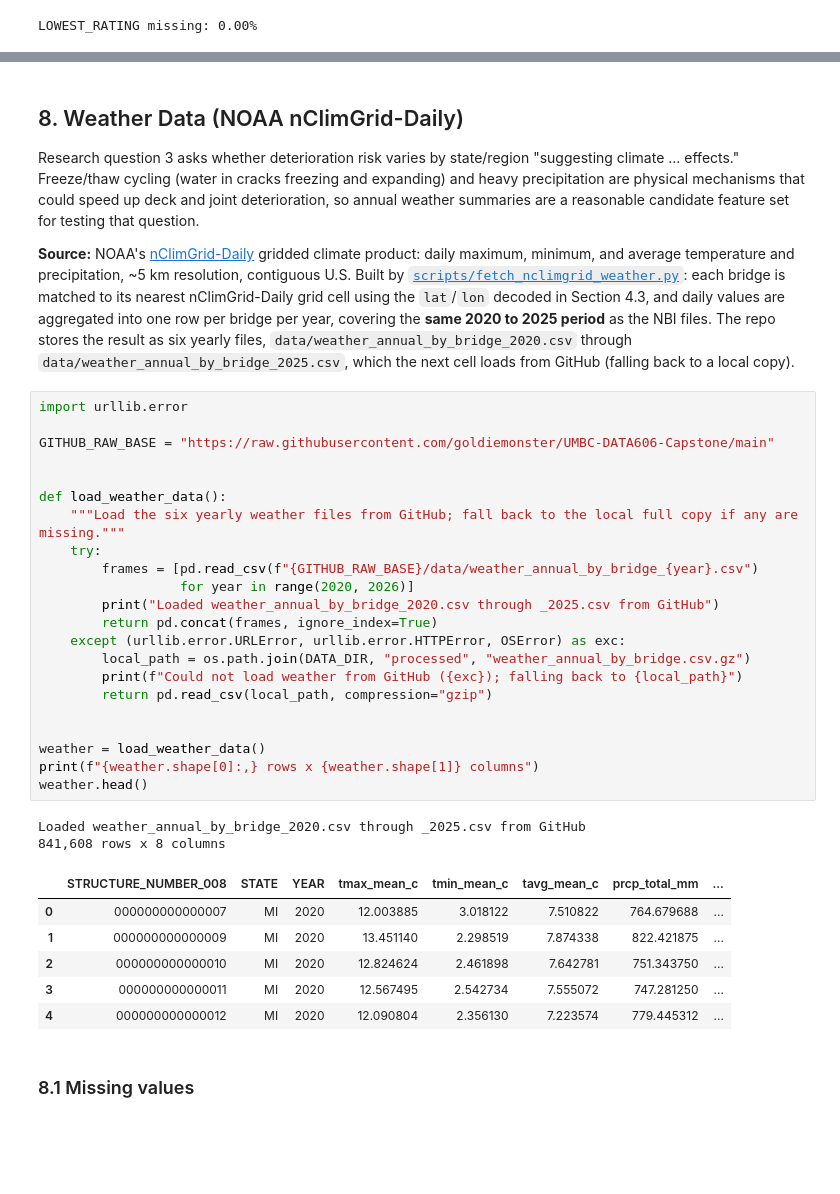
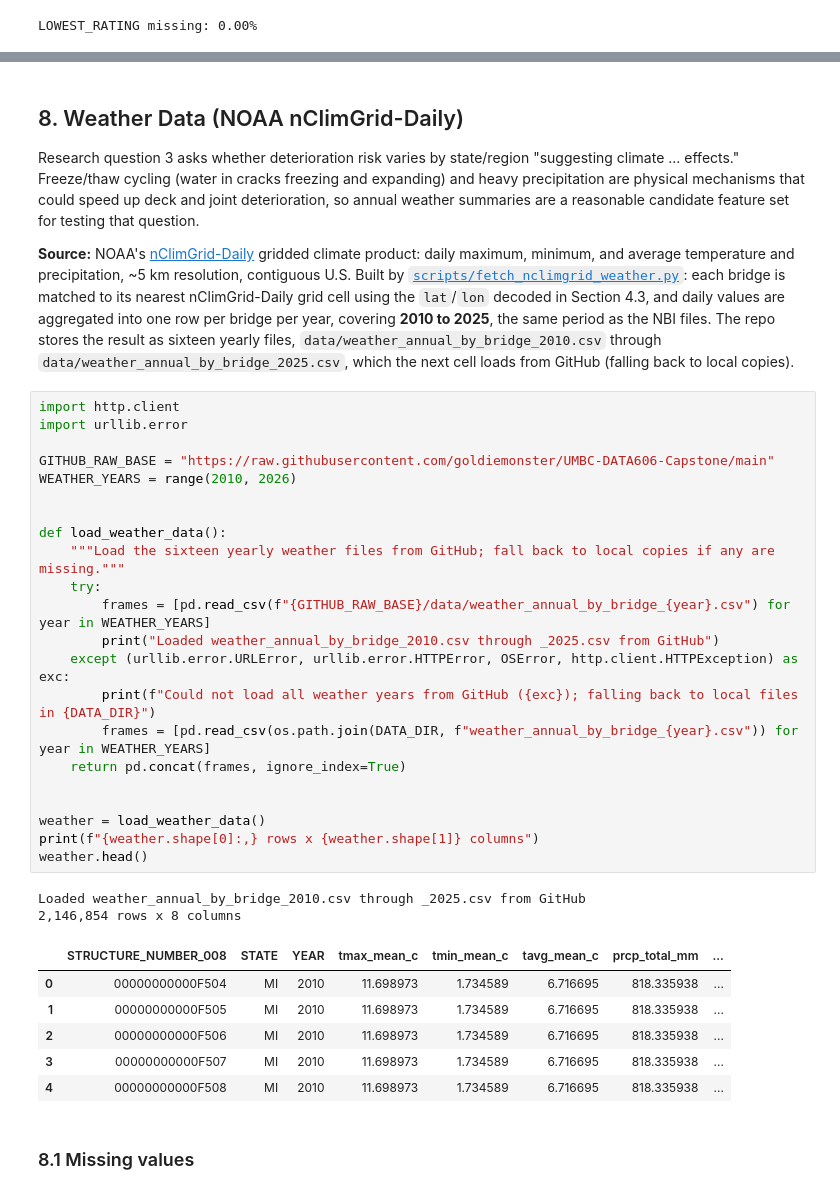
Before and after one commit to goldiemonster/UMBC-DATA606-Capstone, a Jupyter notebook: notebooks/eda.ipynb, the cells around one changed output, grey strips where cells are left out. Cells and saved outputs as stored; diff of their text form; blank space fills up the shorter version.

```diff
--- a/notebooks/eda.ipynb
+++ b/notebooks/eda.ipynb
@@ -700,40 +927,40 @@ feature set for testing that question.
 gridded climate product: daily maximum, minimum, and average temperature and precipitation, ~5 km resolution,
 contiguous U.S. Built by [`scripts/fetch_nclimgrid_weather.py`](../scripts/fetch_nclimgrid_weather.py): each
 bridge is matched to its nearest nClimGrid-Daily grid cell using the `lat`/`lon` decoded in Section 4.3, and
-daily values are aggregated into one row per bridge per year, covering the **same 2020 to 2025 period** as the
-NBI files. The repo stores the result as six yearly files, `data/weather_annual_by_bridge_2020.csv` through
-`data/weather_annual_by_bridge_2025.csv`, which the next cell loads from GitHub (falling back to a local copy).
+daily values are aggregated into one row per bridge per year, covering **2010 to 2025**, the same period as the
+NBI files. The repo stores the result as sixteen yearly files, `data/weather_annual_by_bridge_2010.csv` through
+`data/weather_annual_by_bridge_2025.csv`, which the next cell loads from GitHub (falling back to local copies).
 # %%
+import http.client
 import urllib.error
 
 GITHUB_RAW_BASE = "https://raw.githubusercontent.com/goldiemonster/UMBC-DATA606-Capstone/main"
+WEATHER_YEARS = range(2010, 2026)
 
 
 def load_weather_data():
-    """Load the six yearly weather files from GitHub; fall back to the local full copy if any are missing."""
+    """Load the sixteen yearly weather files from GitHub; fall back to local copies if any are missing."""
     try:
-        frames = [pd.read_csv(f"{GITHUB_RAW_BASE}/data/weather_annual_by_bridge_{year}.csv")
-                  for year in range(2020, 2026)]
-        print("Loaded weather_annual_by_bridge_2020.csv through _2025.csv from GitHub")
-        return pd.concat(frames, ignore_index=True)
-    except (urllib.error.URLError, urllib.error.HTTPError, OSError) as exc:
-        local_path = os.path.join(DATA_DIR, "processed", "weather_annual_by_bridge.csv.gz")
-        print(f"Could not load weather from GitHub ({exc}); falling back to {local_path}")
-        return pd.read_csv(local_path, compression="gzip")
+        frames = [pd.read_csv(f"{GITHUB_RAW_BASE}/data/weather_annual_by_bridge_{year}.csv") for year in WEATHER_YEARS]
+        print("Loaded weather_annual_by_bridge_2010.csv through _2025.csv from GitHub")
+    except (urllib.error.URLError, urllib.error.HTTPError, OSError, http.client.HTTPException) as exc:
+        print(f"Could not load all weather years from GitHub ({exc}); falling back to local files in {DATA_DIR}")
+        frames = [pd.read_csv(os.path.join(DATA_DIR, f"weather_annual_by_bridge_{year}.csv")) for year in WEATHER_YEARS]
+    return pd.concat(frames, ignore_index=True)
 
 
 weather = load_weather_data()
 print(f"{weather.shape[0]:,} rows x {weather.shape[1]} columns")
 weather.head()
 # %% [output]
-Loaded weather_annual_by_bridge_2020.csv through _2025.csv from GitHub
-841,608 rows x 8 columns
+Loaded weather_annual_by_bridge_2010.csv through _2025.csv from GitHub
+2,146,854 rows x 8 columns
 |  | STRUCTURE_NUMBER_008 | STATE | YEAR | tmax_mean_c | tmin_mean_c | tavg_mean_c | prcp_total_mm | ... |
-| 0 | 000000000000007 | MI | 2020 | 12.003885 | 3.018122 | 7.510822 | 764.679688 | ... |
-| 1 | 000000000000009 | MI | 2020 | 13.451140 | 2.298519 | 7.874338 | 822.421875 | ... |
-| 2 | 000000000000010 | MI | 2020 | 12.824624 | 2.461898 | 7.642781 | 751.343750 | ... |
-| 3 | 000000000000011 | MI | 2020 | 12.567495 | 2.542734 | 7.555072 | 747.281250 | ... |
-| 4 | 000000000000012 | MI | 2020 | 12.090804 | 2.356130 | 7.223574 | 779.445312 | ... |
+| 0 | 00000000000F504 | MI | 2010 | 11.698973 | 1.734589 | 6.716695 | 818.335938 | ... |
+| 1 | 00000000000F505 | MI | 2010 | 11.698973 | 1.734589 | 6.716695 | 818.335938 | ... |
+| 2 | 00000000000F506 | MI | 2010 | 11.698973 | 1.734589 | 6.716695 | 818.335938 | ... |
+| 3 | 00000000000F507 | MI | 2010 | 11.698973 | 1.734589 | 6.716695 | 818.335938 | ... |
+| 4 | 00000000000F508 | MI | 2010 | 11.698973 | 1.734589 | 6.716695 | 818.335938 | ... |
 # %% [markdown]
 ### 8.1 Missing values
 # %%
```
Also changed, not shown: parts of 42 cells of this notebook.
